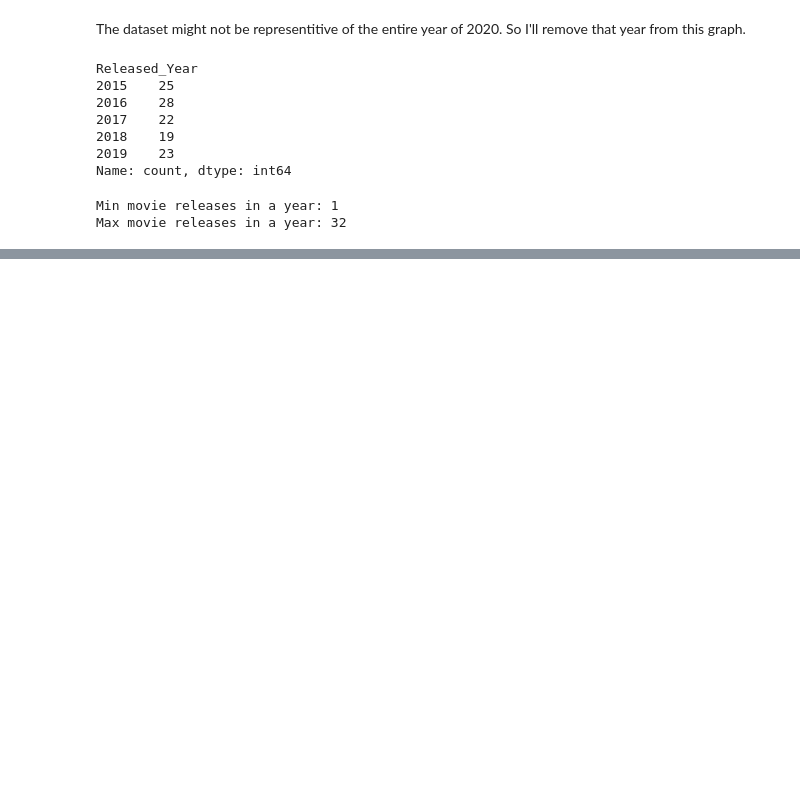
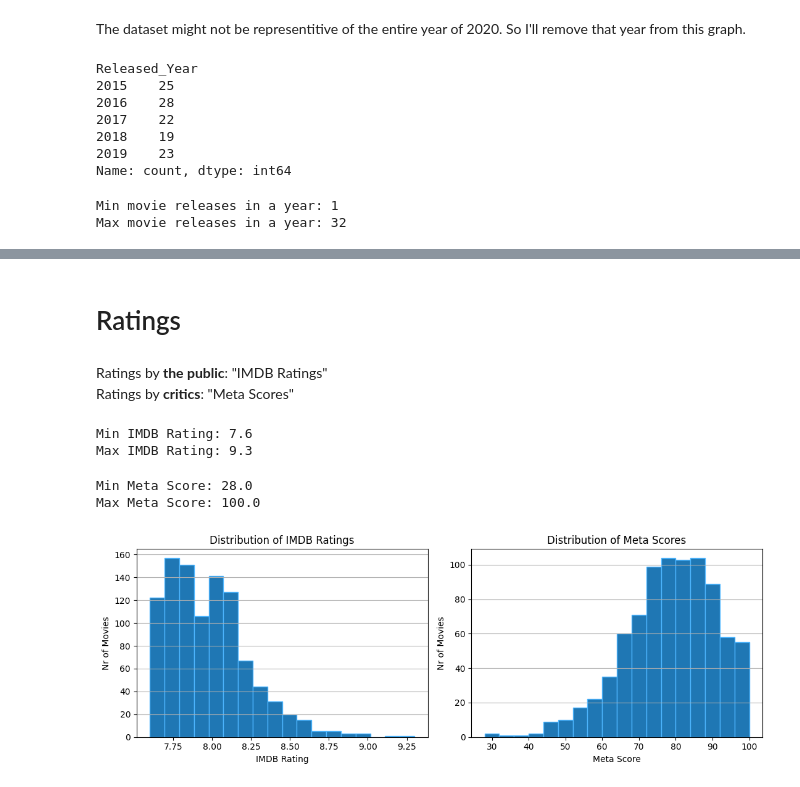
Before and after one commit to AbubakrBardien/movie-dataset-analysis, a Jupyter notebook: Data_Analysis.ipynb, the cells around one changed output, grey strips where cells are left out. Drawn from its saved outputs; the diff is of its cells as text; code cells hidden in the pictures; blank space fills up the shorter version.

```diff
--- a/Data_Analysis.ipynb
+++ b/Data_Analysis.ipynb
@@ -88,0 +135,38 @@ plt.show()
+# %% [markdown]
+# Ratings
+# %% [markdown]
+Ratings by **the public**: "IMDB Ratings"\
+Ratings by **critics**: "Meta Scores"
+# %%
+print("Min IMDB Rating:", df["IMDB_Rating"].min())
+print("Max IMDB Rating:", df["IMDB_Rating"].max())
+# %% [output]
+Min IMDB Rating: 7.6
+Max IMDB Rating: 9.3
+# %%
+meta_scores = df["Meta_score"].loc[df["Meta_score"] != -1]
+# %%
+print("Min Meta Score:", meta_scores.min())
+print("Max Meta Score:", meta_scores.max())
+# %% [output]
+Min Meta Score: 28.0
+Max Meta Score: 100.0
+# %%
+fig, axes = plt.subplots(1, 2, figsize=(11, 4))
+
+axes[0].hist(df["IMDB_Rating"], bins=18, edgecolor="#4db6ff")
+axes[0].set_title("Distribution of IMDB Ratings")
+axes[0].set_xlabel("IMDB Rating")
+axes[0].set_ylabel("Nr of Movies")
+axes[0].grid(axis="y")
+
+axes[1].hist(meta_scores, bins=18, edgecolor="#4db6ff")
+axes[1].set_title("Distribution of Meta Scores")
+axes[1].set_xlabel("Meta Score")
+axes[1].set_ylabel("Nr of Movies")
+axes[1].grid(axis="y")
+
+plt.tight_layout()
+plt.show()
+# %% [output]
+[figure, added]
```
Also changed, not shown: parts of 25 cells of this notebook.
